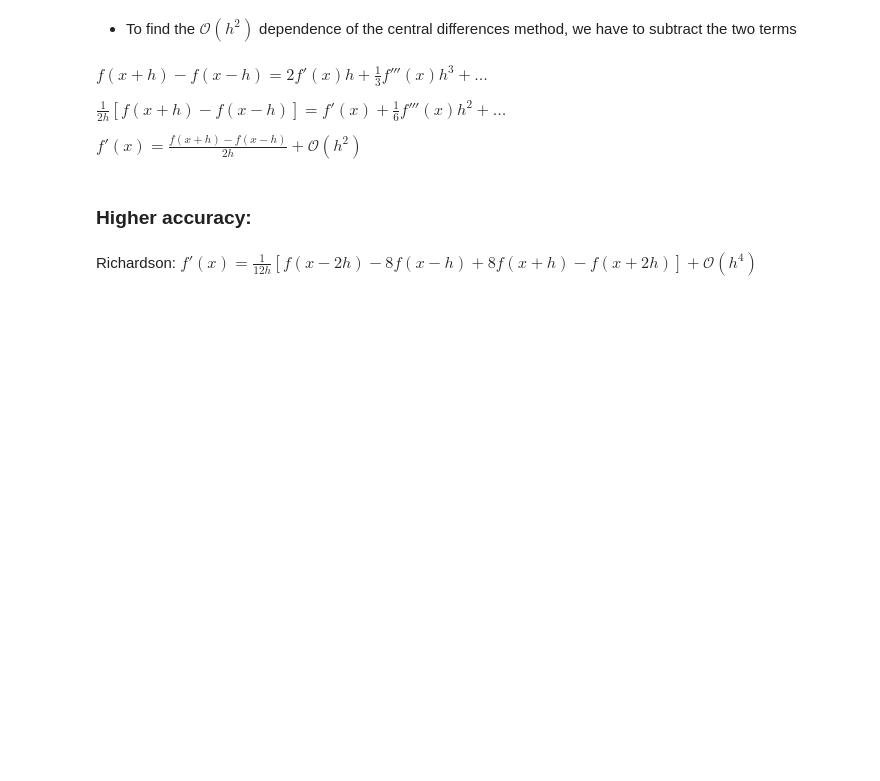
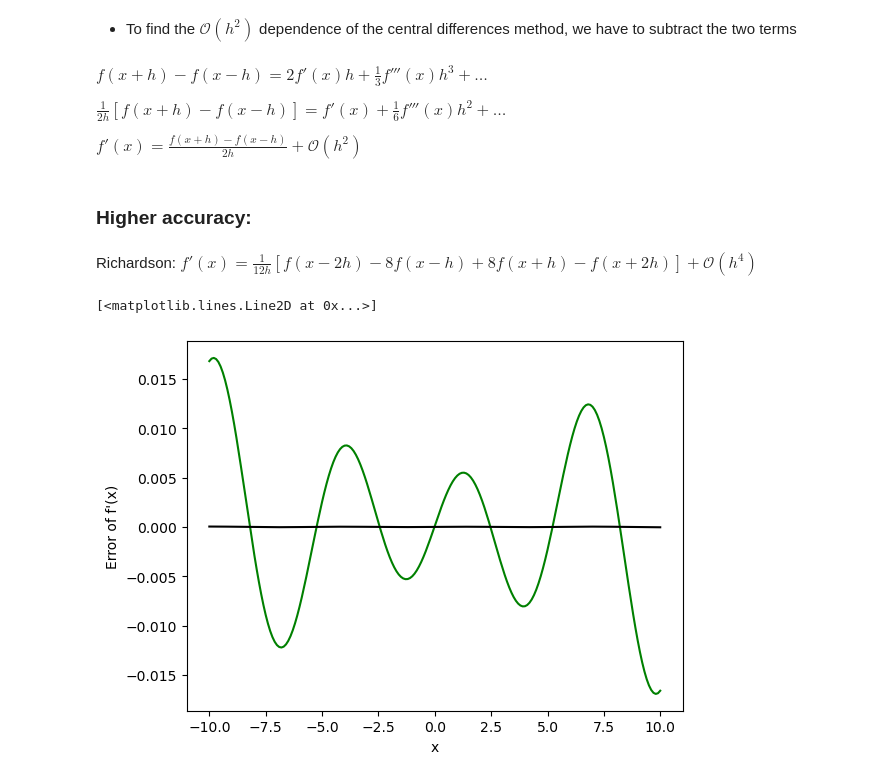
Before and after one commit to A-Hashemiann/Computational-Science, a Jupyter notebook: Computational-Physics/Derivatives.ipynb, the cells around one changed output. Cells and saved outputs as stored; diff of their text form; code cells hidden in the pictures; blank space fills up the shorter version.

Commit message:
D1Richardson_Func

```diff
--- a/Computational-Physics/Derivatives.ipynb
+++ b/Computational-Physics/Derivatives.ipynb
@@ -107,3 +107,22 @@ Taylor expansion:
 ### Higher accuracy:
 # %% [markdown]
 Richardson: \\(f'(x)=\frac{1}{12h}\left[f(x-2h)-8f(x-h)+8f(x+h)-f(x+2h)\right]+\mathcal{O}(h^4)\\)
+# %%
+def D1Richardson(f, x, h):
+    # f: Function
+    # x: Argument of f
+    # h: Stepsize
+    return 1/(12*h) * ( f(x-2*h) - 8*f(x-h) + 8*f(x+h) - f(x+2*h) )
+# %%
+plt.xlabel('x')
+plt.ylabel("Error of f'(x)")
+
+richardson_d_list = D1Richardson(f, x_list, h)
+
+#plt.plot(x_list, analytical_d_list - forward_d_list, 'red')
+#plt.plot(x_list, analytical_d_list - backward_d_list, 'blue')
+plt.plot(x_list, analytical_d_list - central_d_list, 'green')
+plt.plot(x_list, analytical_d_list - richardson_d_list, 'black')
+# %% [output]
+[<matplotlib.lines.Line2D at 0x...>]
+[figure, added]
```
